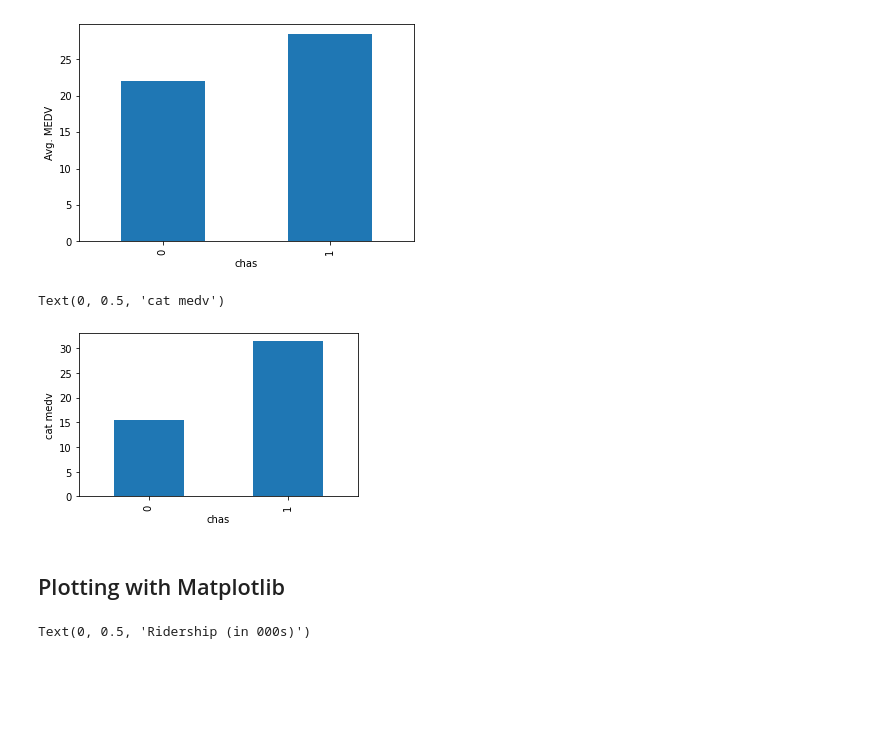
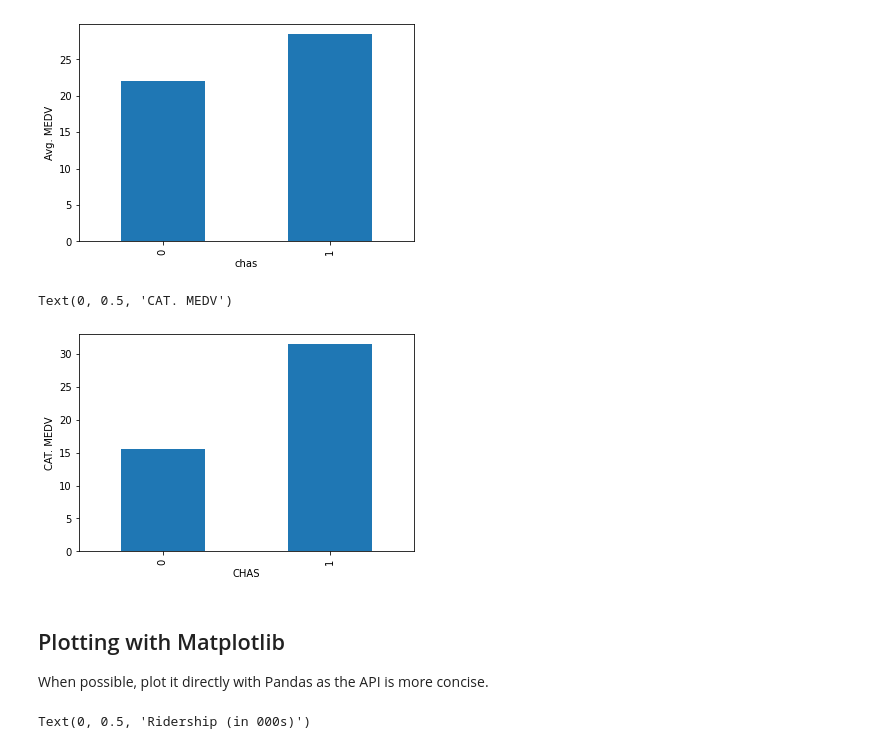
Before and after one commit to alextanhongpin/data-mining-for-business-analytics, a Jupyter notebook: 03_data_visualization.ipynb, the cells around one changed output. Cells and saved outputs as stored; diff of their text form; code cells hidden in the pictures; blank space fills up the shorter version.

```diff
--- a/03_data_visualization.ipynb
+++ b/03_data_visualization.ipynb
@@ -69,12 +70,15 @@ Text(0, 0.5, 'Avg. MEDV')
 [figure]
 # %%
 # Barchart of "chas" vs "cat_medv"
-data_for_plot = housing_df.groupby("chas").mean()["cat_medv"] * 100
-ax = data_for_plot.plot(kind="bar", figsize=[5, 3])
-ax.set_ylabel("cat medv")
+data_for_plot = housing_df.groupby("chas").mean().cat_medv * 100
+ax = data_for_plot.plot.bar()
+ax.set_xlabel("CHAS")
+ax.set_ylabel("CAT. MEDV")
 # %% [output]
-Text(0, 0.5, 'cat medv')
+Text(0, 0.5, 'CAT. MEDV')
-[figure, old version]
+[figure, new version]
-# %% [markdown]
-## Plotting with Matplotlib
+# %% [markdown]
+## Plotting with Matplotlib
+
+When possible, plot it directly with Pandas as the API is more concise.
 # %%
```
Also changed, not shown: parts of 10 cells of this notebook.
